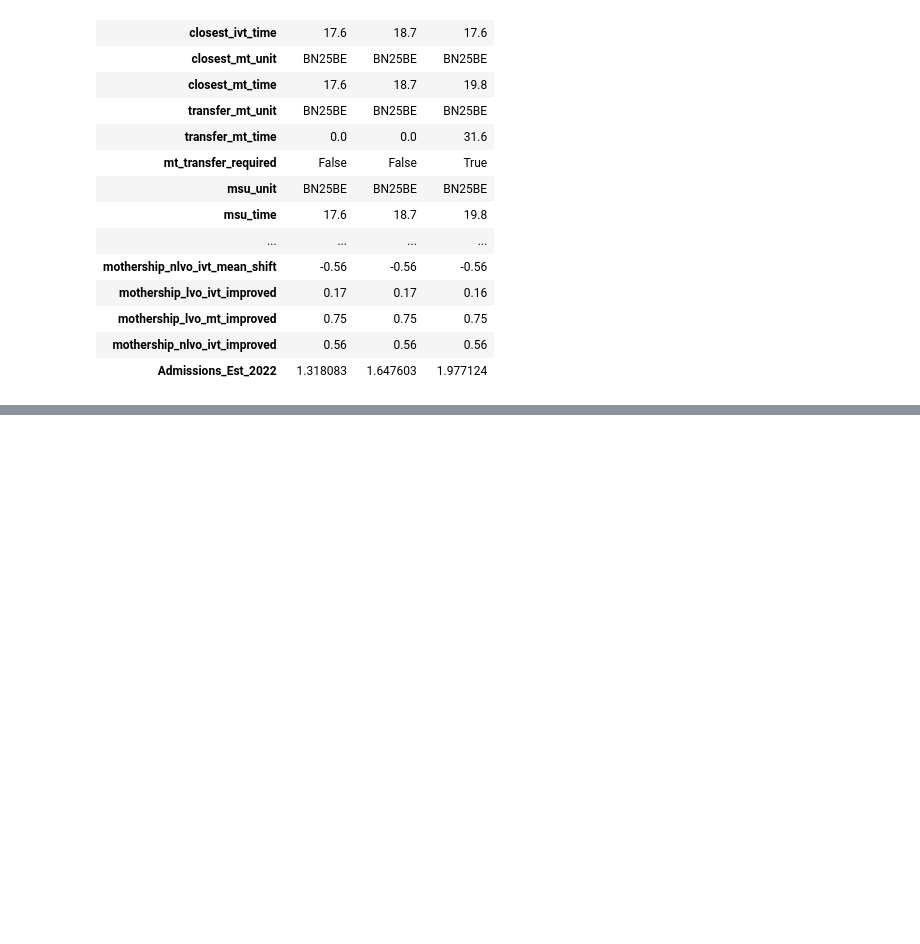
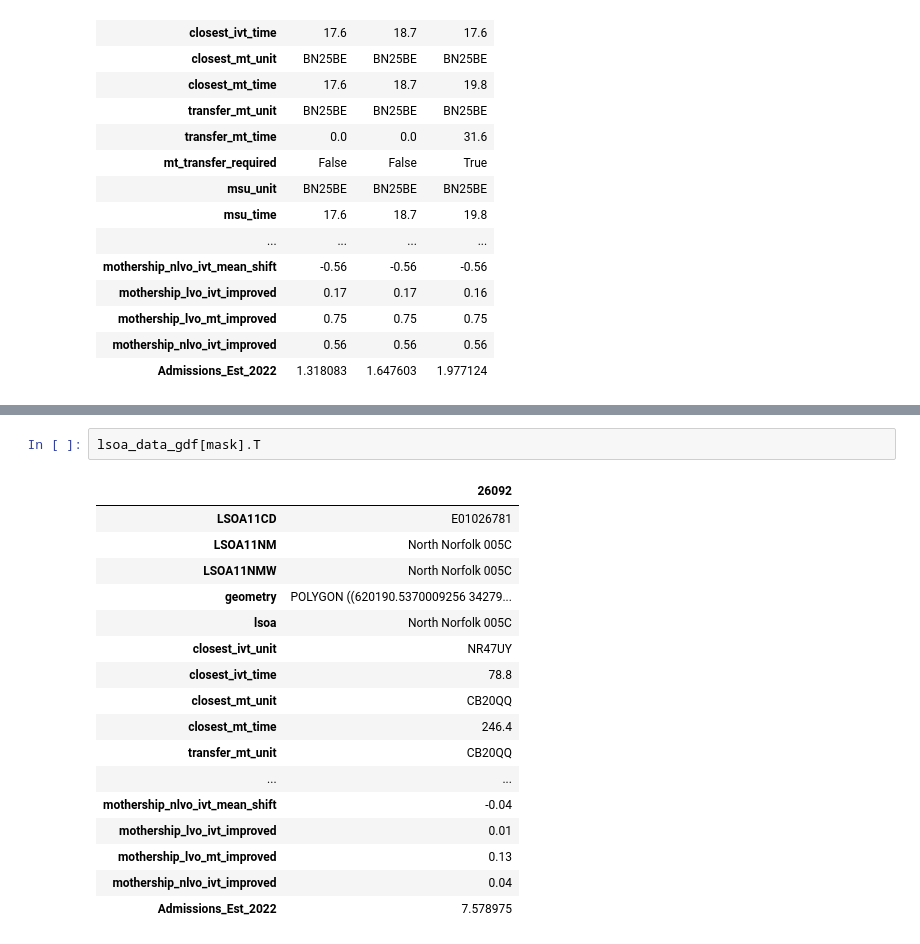
Before and after one commit to stroke-optimist/deterministic_geographic_model, a Jupyter notebook: model_1/lsoa_analysis.ipynb, the cells around one changed output, grey strips where cells are left out. Cells and saved outputs as stored; diff of their text form; blank space fills up the shorter version.

```diff
--- a/model_1/lsoa_analysis.ipynb
+++ b/model_1/lsoa_analysis.ipynb
@@ -95,0 +146,20 @@ lsoa_data.head(3).T
+# %%
+lsoa_data_gdf[mask].T
+# %% [output]
+|  | 26092 |
+| LSOA11CD | E01026781 |
+| LSOA11NM | North Norfolk 005C |
+| LSOA11NMW | North Norfolk 005C |
+| geometry | POLYGON ((620190.5370009256 34279... |
+| lsoa | North Norfolk 005C |
+| closest_ivt_unit | NR47UY |
+| closest_ivt_time | 78.8 |
+| closest_mt_unit | CB20QQ |
+| closest_mt_time | 246.4 |
+| transfer_mt_unit | CB20QQ |
+| ... | ... |
+| mothership_nlvo_ivt_mean_shift | -0.04 |
+| mothership_lvo_ivt_improved | 0.01 |
+| mothership_lvo_mt_improved | 0.13 |
+| mothership_nlvo_ivt_improved | 0.04 |
+| Admissions_Est_2022 | 7.578975 |
```
Also changed, not shown: parts of 7 cells of this notebook, 2 other files.
